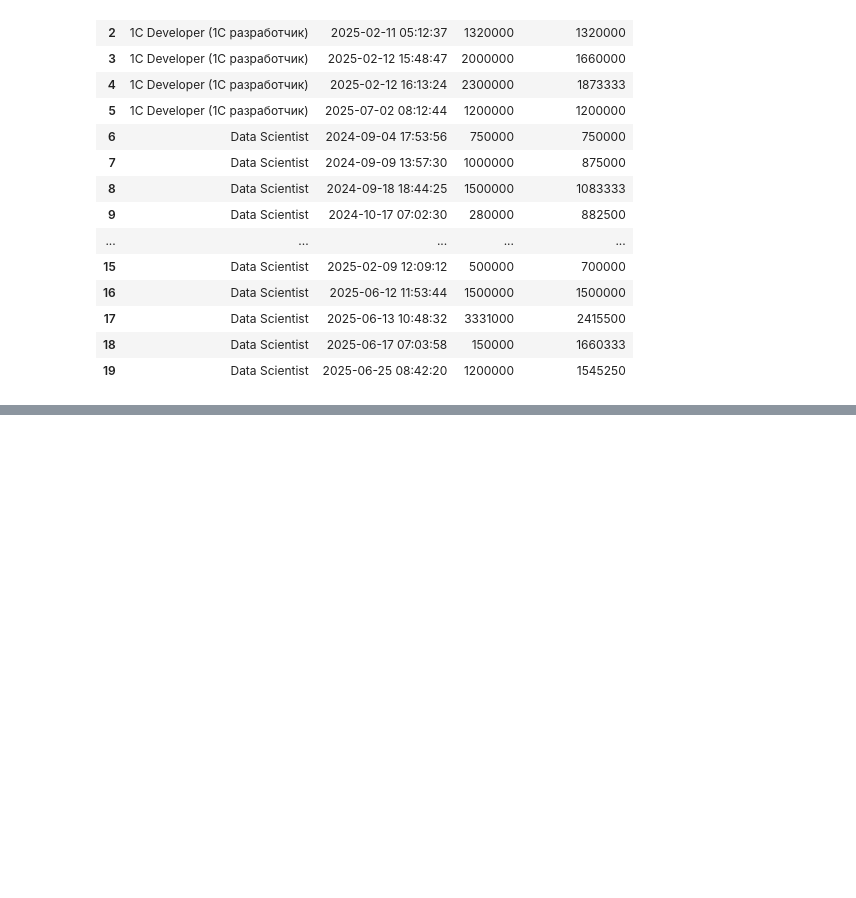
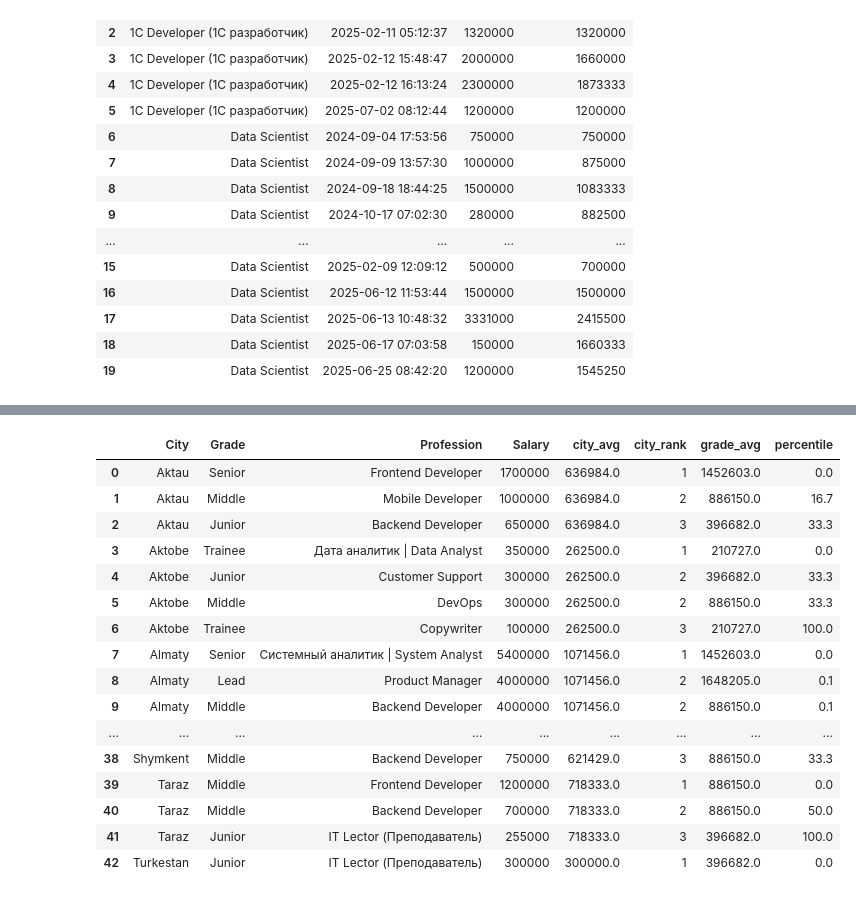
Before and after one commit to Almas1989/SQL_vs_pandas, a Jupyter notebook: SQL_pract_2.ipynb, the cells around one changed output, grey strips where cells are left out. Drawn from its saved outputs; the diff is of its cells as text; code cells hidden in the pictures; blank space fills up the shorter version.

```diff
--- a/SQL_pract_2.ipynb
+++ b/SQL_pract_2.ipynb
@@ -853,0 +1261,47 @@ LIMIT 20;
+# %%
+# Полный аналитический запрос
+conn.execute("""--sql
+WITH filtered AS (
+    SELECT *
+    FROM salaries
+    WHERE Salary > ANY (SELECT Salary FROM salaries WHERE Grade = 'Junior')
+)
+SELECT
+    City,
+    Grade,
+    Profession,
+    Salary,
+    -- Метрики по городу
+    ROUND(AVG(Salary) OVER city_w) as city_avg,
+    DENSE_RANK() OVER city_rank_w as city_rank,
+    -- Метрики по грейду
+    ROUND(AVG(Salary) OVER grade_w) as grade_avg,
+    -- Процентиль
+    ROUND(PERCENT_RANK() OVER city_rank_w * 100, 1) as percentile
+FROM filtered
+WINDOW
+    city_w AS (PARTITION BY City),
+    city_rank_w AS (PARTITION BY City ORDER BY Salary DESC),
+    grade_w AS (PARTITION BY Grade)
+-- Только топ-3 по каждому городу
+QUALIFY DENSE_RANK() OVER city_rank_w <= 3
+ORDER BY City, city_rank
+""").fetchdf()
+# %% [output]
+|  | City | Grade | Profession | Salary | city_avg | city_rank | grade_avg | percentile |
+| 0 | Aktau | Senior | Frontend Developer | 1700000 | 636984.0 | 1 | 1452603.0 | 0.0 |
+| 1 | Aktau | Middle | Mobile Developer | 1000000 | 636984.0 | 2 | 886150.0 | 16.7 |
+| 2 | Aktau | Junior | Backend Developer | 650000 | 636984.0 | 3 | 396682.0 | 33.3 |
+| 3 | Aktobe | Trainee | Дата аналитик | Data Analyst | 350000 | 262500.0 | 1 | 210727.0 | 0.0 |
+| 4 | Aktobe | Junior | Customer Support | 300000 | 262500.0 | 2 | 396682.0 | 33.3 |
+| 5 | Aktobe | Middle | DevOps | 300000 | 262500.0 | 2 | 886150.0 | 33.3 |
+| 6 | Aktobe | Trainee | Copywriter | 100000 | 262500.0 | 3 | 210727.0 | 100.0 |
+| 7 | Almaty | Senior | Системный аналитик | System Analyst | 5400000 | 1071456.0 | 1 | 1452603.0 | 0.0 |
+| 8 | Almaty | Lead | Product Manager | 4000000 | 1071456.0 | 2 | 1648205.0 | 0.1 |
+| 9 | Almaty | Middle | Backend Developer | 4000000 | 1071456.0 | 2 | 886150.0 | 0.1 |
+| ... | ... | ... | ... | ... | ... | ... | ... | ... |
+| 38 | Shymkent | Middle | Backend Developer | 750000 | 621429.0 | 3 | 886150.0 | 33.3 |
+| 39 | Taraz | Middle | Frontend Developer | 1200000 | 718333.0 | 1 | 886150.0 | 0.0 |
+| 40 | Taraz | Middle | Backend Developer | 700000 | 718333.0 | 2 | 886150.0 | 50.0 |
+| 41 | Taraz | Junior | IT Lector (Преподаватель) | 255000 | 718333.0 | 3 | 396682.0 | 100.0 |
+| 42 | Turkestan | Junior | IT Lector (Преподаватель) | 300000 | 300000.0 | 1 | 396682.0 | 0.0 |
```
Also changed, not shown: parts of 30 cells of this notebook, 5 other files.
